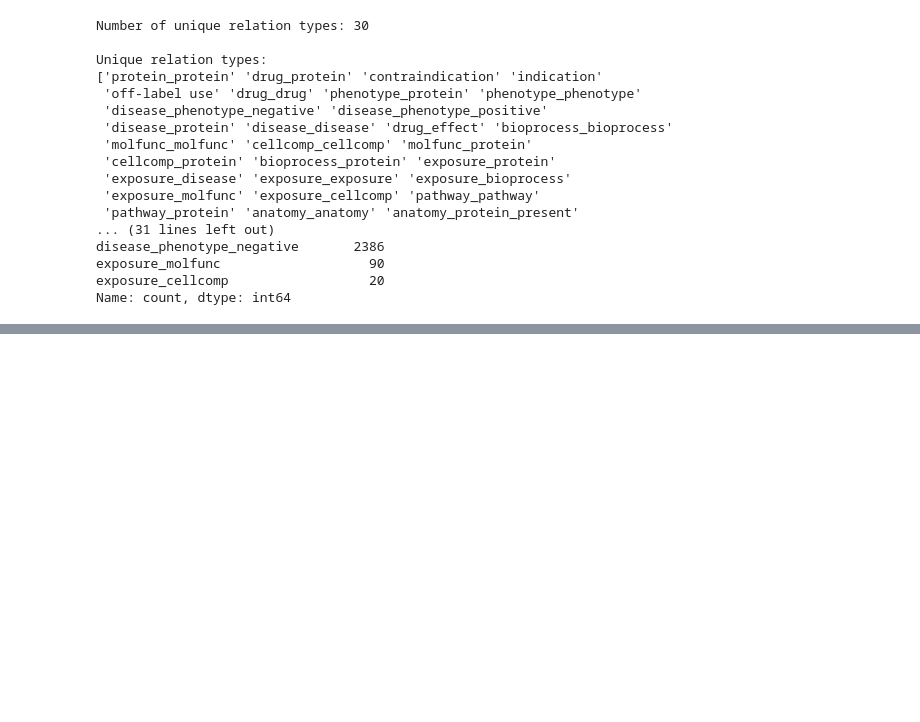
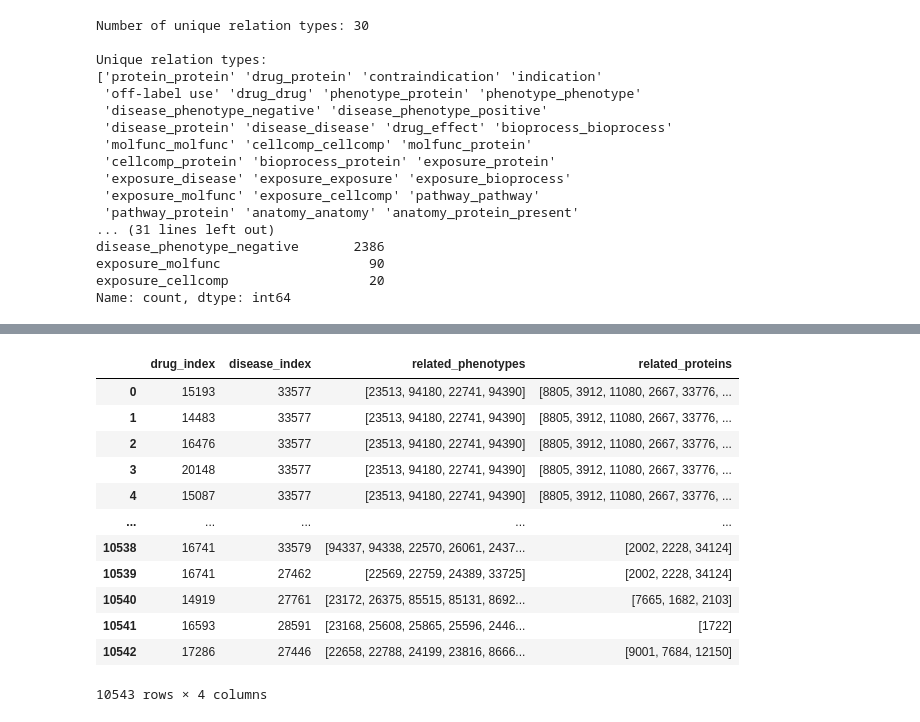
Before and after one commit to jesseliu0913/drug_repurpose, a Jupyter notebook: split_data/analysis_data.ipynb, the cells around one changed output, grey strips where cells are left out. Saved outputs shown, nothing was run; the diff lists cells and outputs as text; code cells hidden in the pictures; blank space fills up the shorter version.

```diff
--- a/split_data/analysis_data.ipynb
+++ b/split_data/analysis_data.ipynb
@@ -990,0 +1070,3 @@ train_data_negative.to_csv('train_data_negative.csv', index=False)
+# %%
+train_negative_gene_index = contra_ddgene_index.sample(n=500, random_state=42).reset_index(drop=True)
+train_negative_gene_index
@@ -990,0 +1178,40 @@ train_data_negative.to_csv('train_data_negative.csv', index=False)
+# %%
+def get_related_items(disease_id, edges, target='phenotype'):
+    matches_x = edges[edges['x_index'] == disease_id]['y_index'].tolist()
+    matches_y = edges[edges['y_index'] == disease_id]['x_index'].tolist()
+    return list(set(matches_x + matches_y))
+
+remaining_contraindication_pg = remaining_contraindication_index
+disease_ids = remaining_contraindication_index['disease_index'].unique()
+
+disease_to_phenotypes = {
+    d: get_related_items(d, phenotype_edges, target='phenotype') for d in disease_ids
+}
+disease_to_proteins = {
+    d: get_related_items(d, protein_edges, target='protein') for d in disease_ids
+}
+
+remaining_contraindication_pg['related_phenotypes'] = remaining_contraindication_pg['disease_index'].map(disease_to_phenotypes)
+remaining_contraindication_pg['related_proteins'] = remaining_contraindication_pg['disease_index'].map(disease_to_proteins)
+
+
+filtered_remaining_contraindication = remaining_contraindication_pg[
+    remaining_contraindication_pg['related_phenotypes'].apply(lambda x: len(x) > 0) &
+    remaining_contraindication_pg['related_proteins'].apply(lambda x: len(x) > 0)
+].reset_index(drop=True)
+
+filtered_remaining_contraindication
+# %% [output]
+|  | drug_index | disease_index | related_phenotypes | related_proteins |
+| 0 | 15193 | 33577 | [23513, 94180, 22741, 94390] | [8805, 3912, 11080, 2667, 33776, ... |
+| 1 | 14483 | 33577 | [23513, 94180, 22741, 94390] | [8805, 3912, 11080, 2667, 33776, ... |
+| 2 | 16476 | 33577 | [23513, 94180, 22741, 94390] | [8805, 3912, 11080, 2667, 33776, ... |
+| 3 | 20148 | 33577 | [23513, 94180, 22741, 94390] | [8805, 3912, 11080, 2667, 33776, ... |
+| 4 | 15087 | 33577 | [23513, 94180, 22741, 94390] | [8805, 3912, 11080, 2667, 33776, ... |
+| ... | ... | ... | ... | ... |
+| 10538 | 16741 | 33579 | [94337, 94338, 22570, 26061, 2437... | [2002, 2228, 34124] |
+| 10539 | 16741 | 27462 | [22569, 22759, 24389, 33725] | [2002, 2228, 34124] |
+| 10540 | 14919 | 27761 | [23172, 26375, 85515, 85131, 8692... | [7665, 1682, 2103] |
+| 10541 | 16593 | 28591 | [23168, 25608, 25865, 25596, 2446... | [1722] |
+| 10542 | 17286 | 27446 | [22658, 22788, 24199, 23816, 8666... | [9001, 7684, 12150] |
+10543 rows × 4 columns
```
Also changed, not shown: parts of 111 cells of this notebook, 42 other files.
